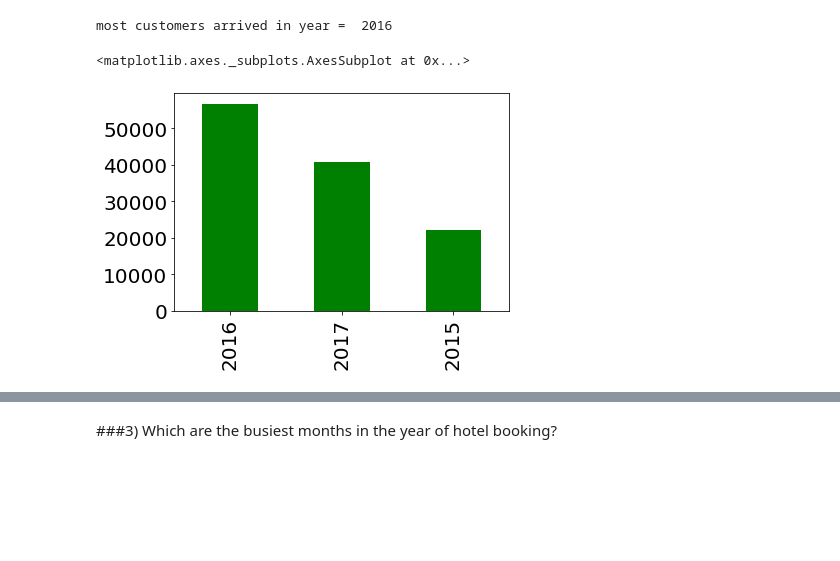
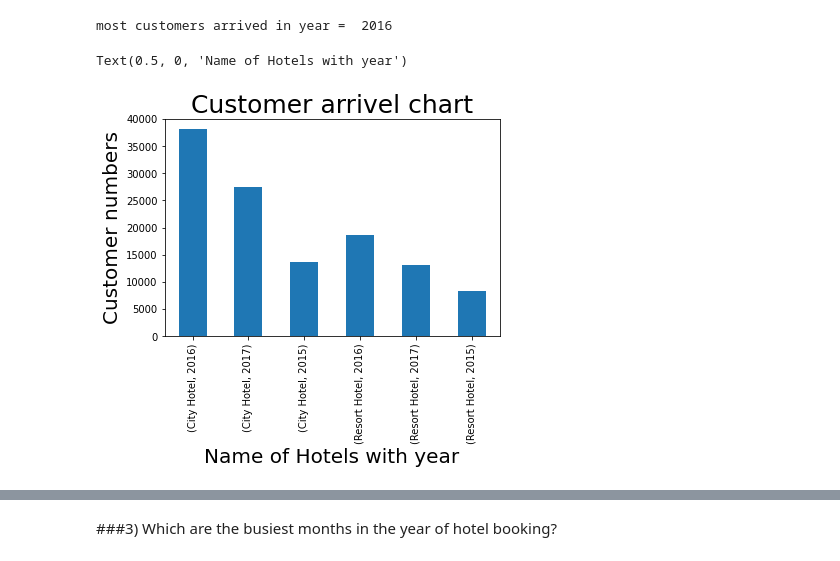
Before and after one commit to shubhankar77/EDA, a Jupyter notebook: hotal_booking.ipynb, the cells around one changed output, grey strips where cells are left out. Drawn from its saved outputs; the diff is of its cells as text; code cells hidden in the pictures; blank space fills up the shorter version.

```diff
--- a/hotal_booking.ipynb
+++ b/hotal_booking.ipynb
@@ -108,6 +108,6 @@ most customers arrived in year =  2016
 # %%
 #mot2015=df['arrival_date_year'].value_counts()
 # %%
-#mot=df.groupby('hotel')['arrival_date_year']
+mot=df.groupby('hotel')['arrival_date_year']
 # %%
-#mot.value_counts()
+pl=mot.value_counts()
@@ -117,5 +114,9 @@ most customers arrived in year =  2016
-# %%
-most_customers.plot(kind='bar',color='green',fontsize=20)
-# %% [output]
-<matplotlib.axes._subplots.AxesSubplot at 0x...>
-[figure, removed]
+# %%
+pl.plot.bar(rot=90)
+plt.title('Customer arrivel chart',fontsize=25)
+plt.ylabel('Customer numbers',fontsize=20)
+plt.xlabel('Name of Hotels with year',fontsize=20)
+# mot.value_counts().plot(kind='bar',color='green',fontsize=20)
+# %% [output]
+Text(0.5, 0, 'Name of Hotels with year')
+[figure, added]
```
Also changed, not shown: parts of 19 cells of this notebook.
